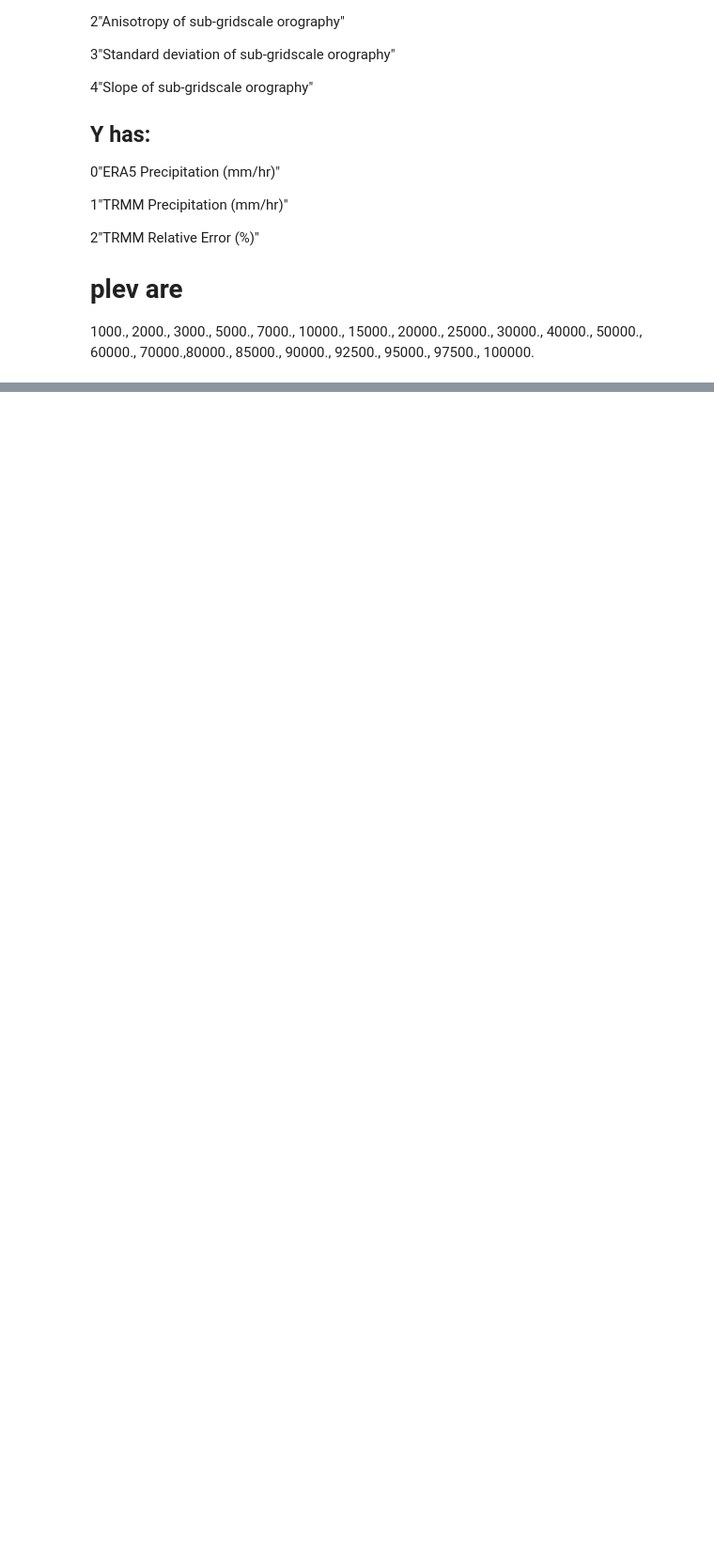
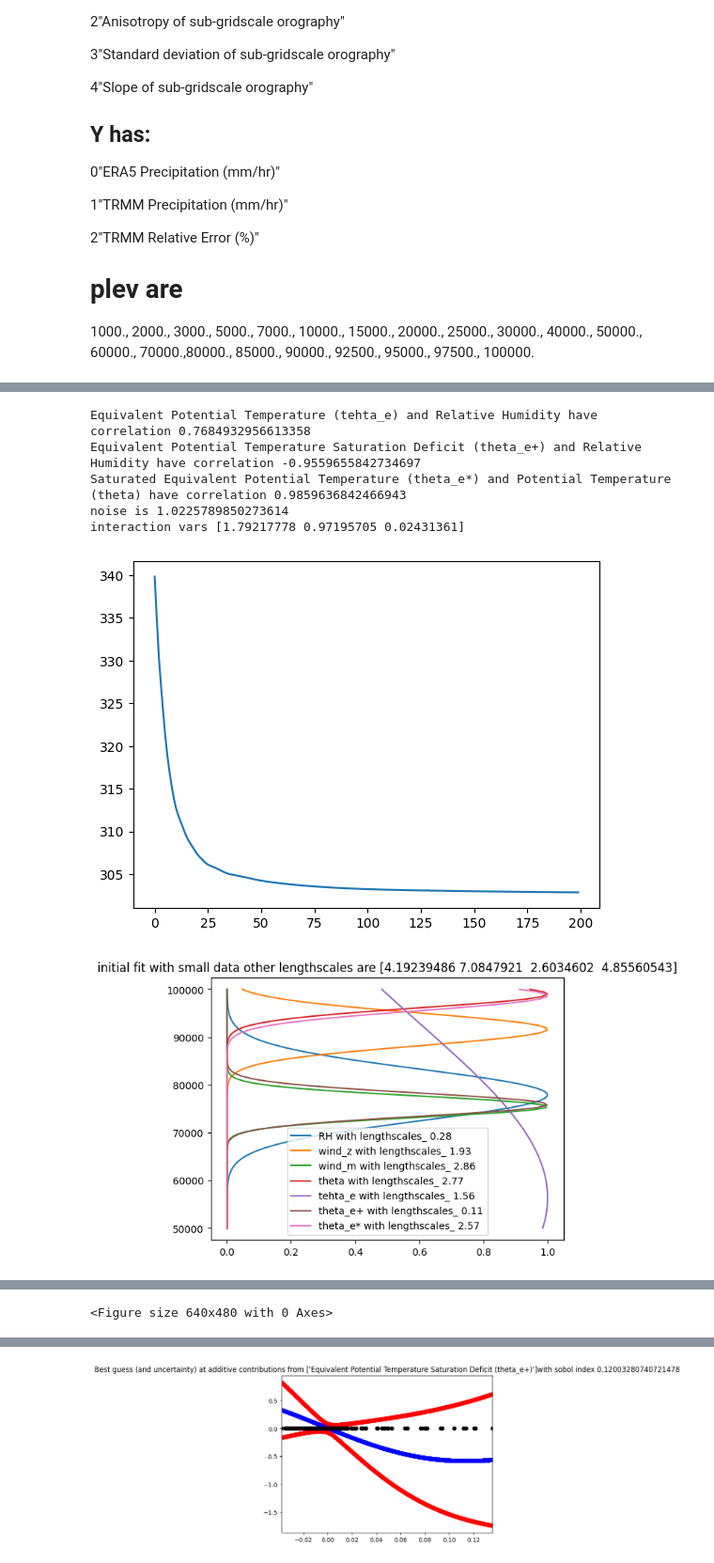
Before and after one commit to JaxGaussianProcesses/GPJax, a Jupyter notebook: Play_2.ipynb, the cells around one changed output, grey strips where cells are left out. Shown at 94% size. Drawn from its saved outputs; the diff is of its cells as text; code cells hidden in the pictures; blank space fills up the shorter version.

```diff
--- a/Play_2.ipynb
+++ b/Play_2.ipynb
@@ -303,7 +320,7 @@ def init_smoother():
 
 
 def init_kernels(data):
-    lengthscale_bij = tfb.SoftClip(low=jnp.array(1e-1, dtype=jnp.float64), high=jnp.array(1e1, dtype=jnp.float64))
+    lengthscale_bij = tfb.SoftClip(low=jnp.array(1e-3, dtype=jnp.float64), high=jnp.array(1e2, dtype=jnp.float64))
     return  [gpx.kernels.RBF(lengthscale=jnp.array([1.0]), active_dims=[i]).replace_trainable(variance=False).replace_bijector(lengthscale = lengthscale_bij) for i in range(data.dim)]
 
 def init_likelihood(data, obs_stddev = jnp.array(1.0, dtype=jnp.float64) ):
@@ -326,33 +348,41 @@ posterior = ConjugatePrecipGP(
     max_interaction_depth=2,
     interaction_variances=jnp.array([starting_var/3.0]*3, dtype=jnp.float64),
     jitter=jnp.array(1e-5, dtype=jnp.float64),
-    measure=None,
+    measure="empirical",
     second_order_empirical=False,
     )
 plt.figure()
 # opt_posterior, history = gpx.fit_scipy(
 #         model=posterior,
 #         objective=jax.jit(posterior.loss_fn(negative=True, log_prior=None, use_loocv=True)),#build_log_prior(tau=1.0))),
 #         train_data=D_small,
 #         safe=False,
 #     )
 
 opt_posterior, history = gpx.fit(
         model=posterior,
-        objective=jax.jit(posterior.loss_fn(negative=True, log_prior=build_log_prior(tau=0.1))),
+        objective=jax.jit(posterior.loss_fn(negative=True, log_prior=None)),
         train_data=D_small,
         optim=ox.adam(1e-1),
         num_iters=200,
         safe=False,
         key=key,
     )
 
 
 
 
 
 plt.plot(history)
 plot_params(problem_info, opt_posterior,D_small, title="initial fit with small data", print_corr=True)
 print(f"noise is {opt_posterior.likelihood.obs_stddev}")
 print(f"interaction vars {opt_posterior.interaction_variances}")
 plot_interactions(problem_info, opt_posterior, D_small, k=10, use_range=False)
+# %% [output]
+Equivalent Potential Temperature (tehta_e) and Relative Humidity have correlation 0.7684932956613358
+Equivalent Potential Temperature Saturation Deficit (theta_e+) and Relative Humidity have correlation -0.9559655842734697
+Saturated Equivalent Potential Temperature (theta_e*) and Potential Temperature (theta) have correlation 0.9859636842466943
+noise is 1.0225789850273614
+interaction vars [1.79217778 0.97195705 0.02431361]
+[figure, added]
+[figure, added]
@@ -358,0 +391 @@ plot_interactions(problem_info, opt_posterior, D_small, k=10, use_range=False)
+<Figure size 640x480 with 0 Axes>
@@ -358,0 +396 @@ plot_interactions(problem_info, opt_posterior, D_small, k=10, use_range=False)
+[figure, added]
```
Also changed, not shown: parts of 6 cells of this notebook, 3 other files.
